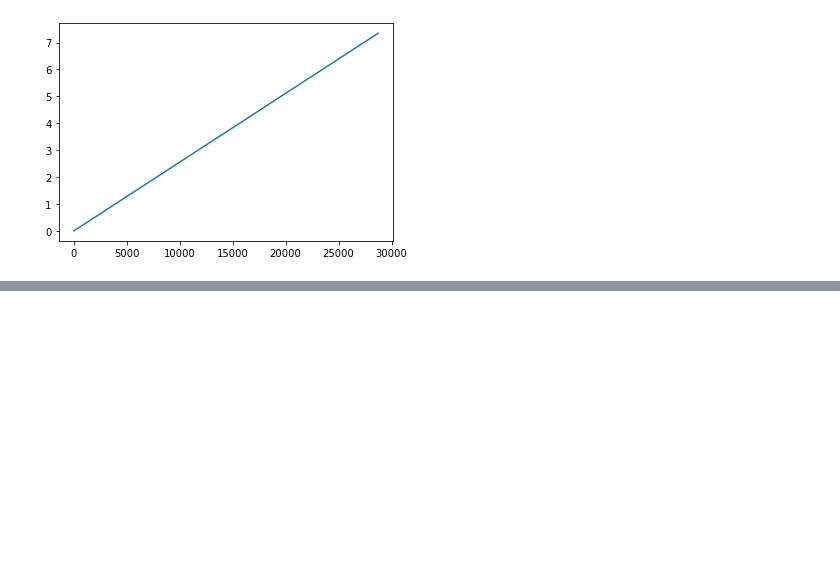
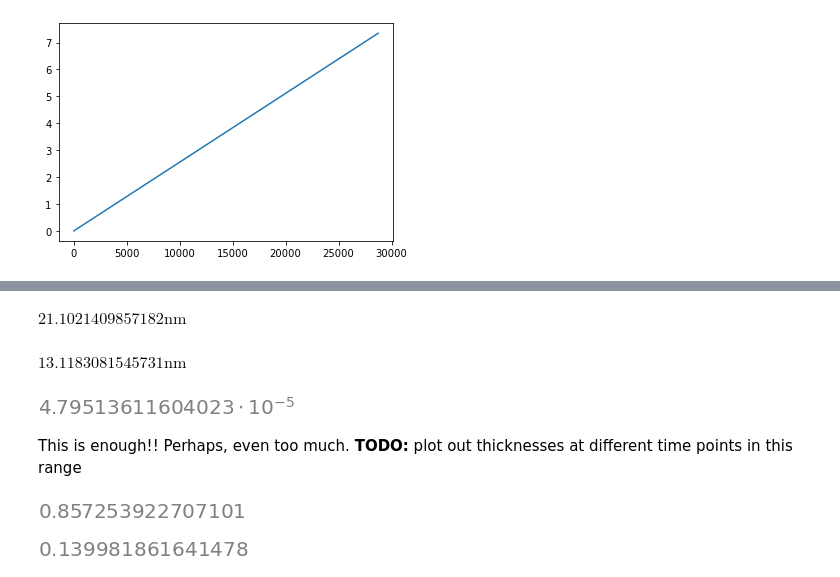
Before and after one commit to DanielShteinbok/oxidation-calculation, a Jupyter notebook: Untitled.ipynb, the cells around one changed output, grey strips where cells are left out. Cells and saved outputs as stored; diff of their text form; code cells hidden in the pictures; blank space fills up the shorter version.

```diff
--- a/Untitled.ipynb
+++ b/Untitled.ipynb
@@ -91,7 +91,14 @@ experiment_values = {
         P_O2: 2.1e4*pascal,
         T: 1173.15*kelvin,
         t_0: 396*second
+    },
+
+    "4B": {
+        P_O2: 10*pascal,
+        T: 1173.15*kelvin,
+        t_0: 0*second
     }
+
 }
 
 all_conditions = {**fitted_values, **experiment_constants, **(experiment_values["1B"])}
@@ -223,0 +256,5 @@ plt.plot(times, thicknesses)
+# %%
+# what is the partial pressure at 200 Torr and 500 ppm O_2?
+O2_part_pres_200torr = 200*torr*(500/1e6)
+display(O2_part_pres_200torr)
+convert_to(O2_part_pres_200torr, pascal)
@@ -223,0 +264,5 @@ plt.plot(times, thicknesses)
+# %%
+cond_200_torr = our_conditions
+cond_200_torr[t] = 5*60*second # 5 minutes
+cond_200_torr[P_O2] = convert_to(O2_part_pres_200torr, pascal) # our pressure
+cond_200_torr
@@ -224,2 +271,29 @@ plt.plot(times, thicknesses)
+# %%
+# calculate oxidation thickness in our new conditions
+convert_to(x_substituted.evalf(subs=cond_200_torr)/(6*gram/cm**3), nm)
+# %% [output]
+$\displaystyle 21.1021409857182 \text{nm}$
+# %%
+temp_800_torr_200 = cond_200_torr
+temp_800_torr_200[T] = 1073.15*kelvin
+convert_to(x_substituted.evalf(subs=temp_800_torr_200)/(6*gram/cm**3), nm)
+# %% [output]
+$\displaystyle 13.1183081545731 \text{nm}$
+# %%
+R_substituted = R_expr.subs([(k_p, k_p_expr), (k_l, k_l_expr)])
+R_substituted.evalf(subs=cond_200_torr)
+# %% [output]
+[figure, added]
+# %% [markdown]
+This is enough!! Perhaps, even too much. **TODO:** plot out thicknesses at different time points in this range
 # %%
 numpy.arange?
+# %%
+import math
+1/math.tan(5*math.pi/180)*0.075
+# %% [output]
+[figure, added]
+# %%
+math.tan(5*math.pi/180)*1.6
+# %% [output]
+[figure, added]
```
Also changed, not shown: parts of 8 cells of this notebook.
